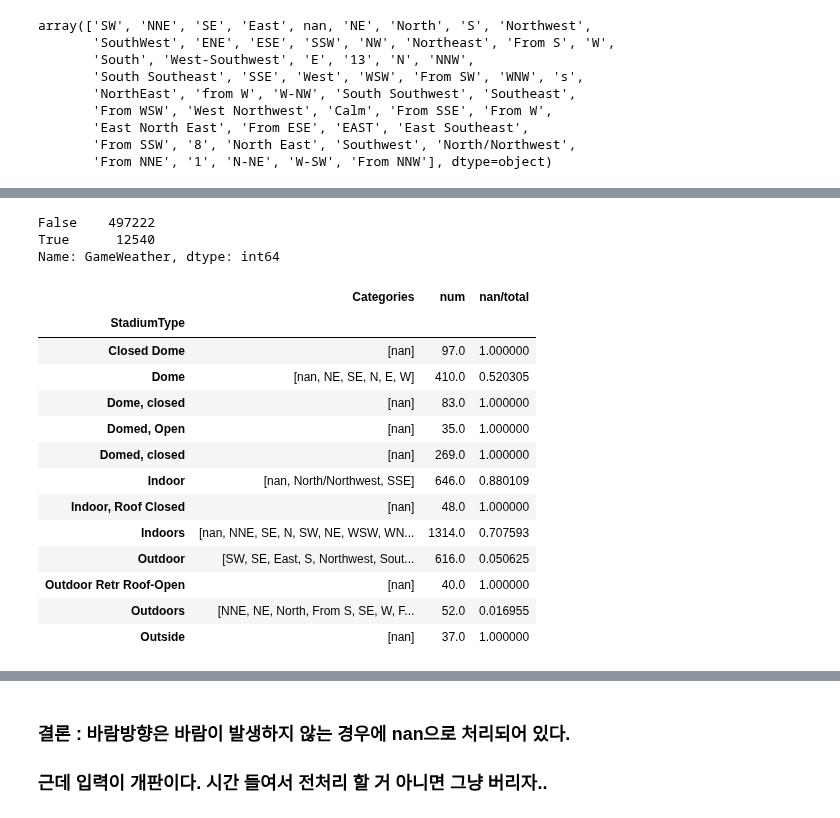
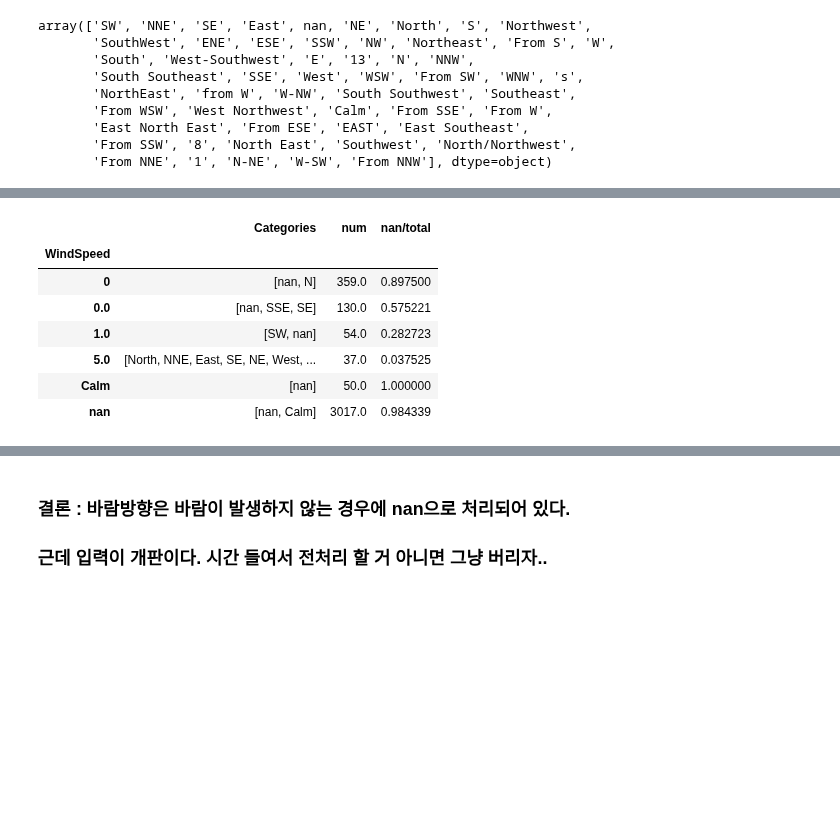
Before and after one commit to neverland251/MainProject, a Jupyter notebook: Project/DataMining/NFL yard/NFL.ipynb, the cells around one changed output, grey strips where cells are left out. Cells and saved outputs as stored; diff of their text form; code cells hidden in the pictures; blank space fills up the shorter version.

```diff
--- a/Project/DataMining/NFL yard/NFL.ipynb
+++ b/Project/DataMining/NFL yard/NFL.ipynb
@@ -223 +262,4 @@ Name: WindDirection, Length: 53, dtype: int64
+# %%
+temp_index = rawdata.groupby("PlayId").apply(lambda x : x.index[0]).values
+rawdata_cat = rawdata.loc[temp_index,:].copy()
 # %%
@@ -289,40 +333,28 @@ pd.concat([DataFrame(key_1),DataFrame(key_2),DataFrame(key_3)],axis=1)
-# %%
-(rawdata["GameWeather"] == "Controlled Climate").value_counts()
-# %% [output]
-False    497222
-True      12540
-Name: GameWeather, dtype: int64
 # %%
-how_groupby = "StadiumType"
+how_groupby = "WindSpeed"
 
-temp = rawdata.groupby(how_groupby)["WindDirection"]
-nan_compromised = temp.value_counts(dropna=False).unstack().iloc[:,0].isnull() == False
-nan_compromised = nan_compromised[nan_compromised]
-temp.unique()[nan_compromised.index]
+temp = rawdata_cat.astype("str").groupby(how_groupby)["WindDirection"]
+nan_compromised = temp.value_counts(dropna=False).unstack()["nan"].isnull() == False
+nan_compromised = nan_compromised[nan_compromised.values]
 
 key_1 = {"Categories" : temp.unique()[nan_compromised.index]}
-key_2 = {"num" : (temp.value_counts(dropna=False).unstack().iloc[:,0]/22).dropna()}
+key_2 = {"num" : (temp.value_counts(dropna=False).unstack()["nan"]).dropna()}
 
-total = rawdata.groupby(how_groupby)["PlayId"].count()[nan_compromised.index]/22
+total = rawdata_cat.astype("str").groupby(how_groupby)["PlayId"].count()[nan_compromised.index]
 
-key_3 = {"nan/total" : (temp.value_counts(dropna=False).unstack().iloc[:,0]/22).dropna()/total}
+key_3 = {"nan/total" : (temp.value_counts(dropna=False).unstack()["nan"]).dropna()/total}
 
 
 pd.concat([DataFrame(key_1),DataFrame(key_2),DataFrame(key_3)],axis=1)
 
-# 마찬가지로 실내돔인 경우 바람방향은 결측치이다.
+
+# calm이거나 0인경우에 바람 방향은 결측치이다.
 # %% [output]
 |  | Categories | num | nan/total |
-| StadiumType |  |  |  |
-| Closed Dome | [nan] | 97.0 | 1.000000 |
-| Dome | [nan, NE, SE, N, E, W] | 410.0 | 0.520305 |
-| Dome, closed | [nan] | 83.0 | 1.000000 |
-| Domed, Open | [nan] | 35.0 | 1.000000 |
-| Domed, closed | [nan] | 269.0 | 1.000000 |
-| Indoor | [nan, North/Northwest, SSE] | 646.0 | 0.880109 |
-| Indoor, Roof Closed | [nan] | 48.0 | 1.000000 |
-| Indoors | [nan, NNE, SE, N, SW, NE, WSW, WN... | 1314.0 | 0.707593 |
-| Outdoor | [SW, SE, East, S, Northwest, Sout... | 616.0 | 0.050625 |
-| Outdoor Retr Roof-Open | [nan] | 40.0 | 1.000000 |
-| Outdoors | [NNE, NE, North, From S, SE, W, F... | 52.0 | 0.016955 |
-| Outside | [nan] | 37.0 | 1.000000 |
+| WindSpeed |  |  |  |
+| 0 | [nan, N] | 359.0 | 0.897500 |
+| 0.0 | [nan, SSE, SE] | 130.0 | 0.575221 |
+| 1.0 | [SW, nan] | 54.0 | 0.282723 |
+| 5.0 | [North, NNE, East, SE, NE, West, ... | 37.0 | 0.037525 |
+| Calm | [nan] | 50.0 | 1.000000 |
+| nan | [nan, Calm] | 3017.0 | 0.984339 |
```
Also changed, not shown: parts of 40 cells of this notebook.
